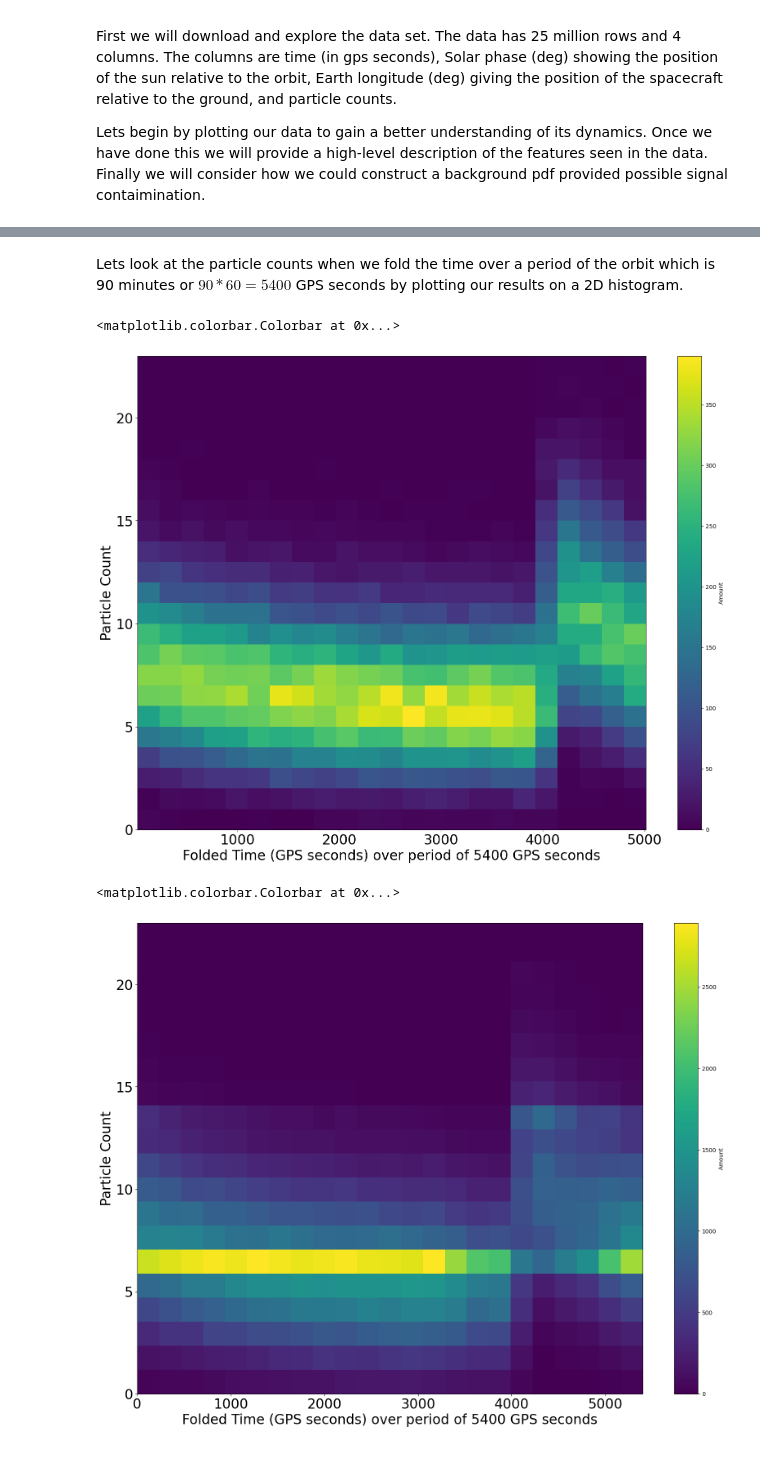
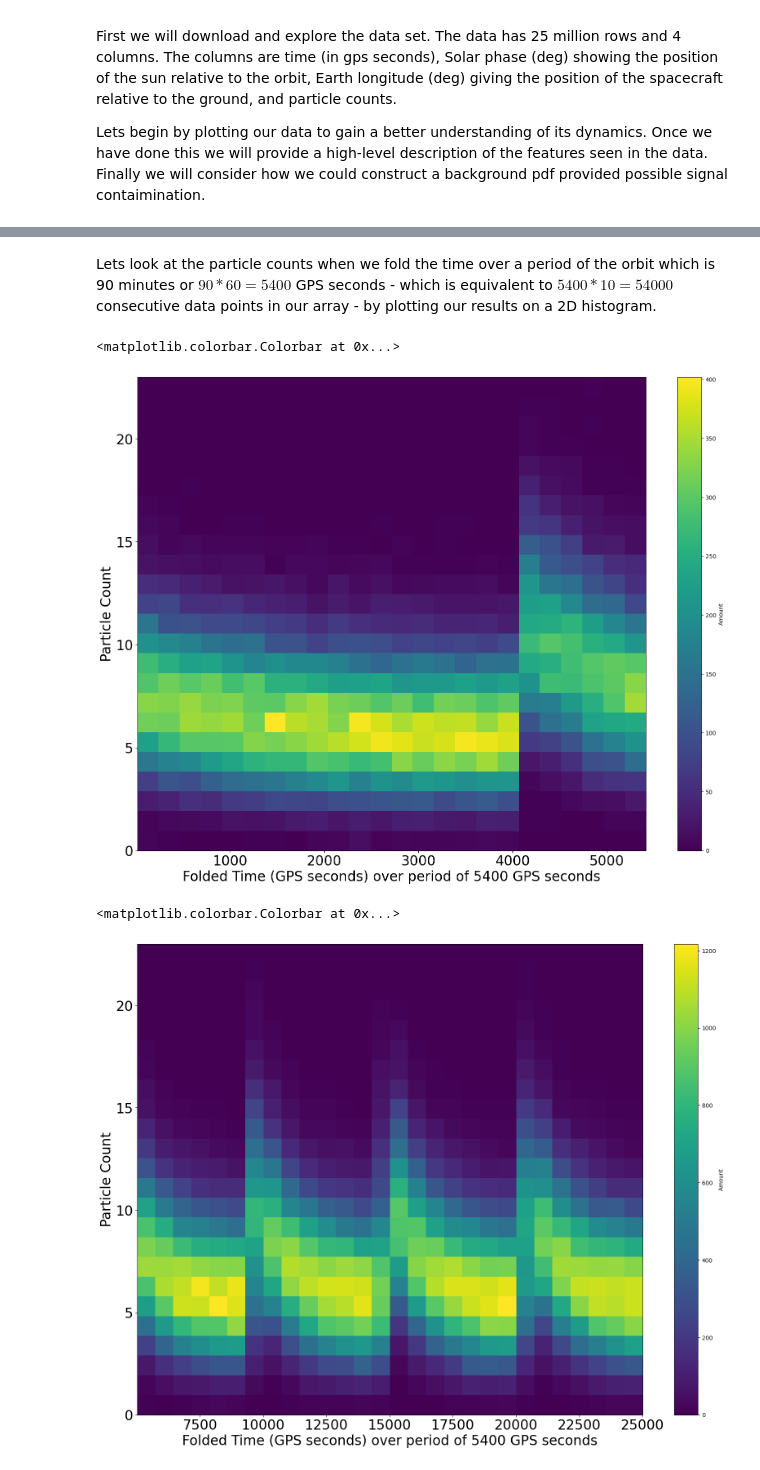
Before and after one commit to williamdolsen/phys434-21au, a Jupyter notebook: labs/lab4/lab4.ipynb, the cells around one changed output, grey strips where cells are left out. Drawn from its saved outputs; the diff is of its cells as text; code cells hidden in the pictures.

```diff
--- a/labs/lab4/lab4.ipynb
+++ b/labs/lab4/lab4.ipynb
@@ -77,14 +77,14 @@ generate_scatter_plot(times_pc_2, particle_counts_2, 'Particle Counts')
 # %% [markdown]
-Lets look at the particle counts when we fold the time over a period of the orbit which is 90 minutes or $90*60=5400$ GPS seconds by plotting our results on a 2D histogram.
+Lets look at the particle counts when we fold the time over a period of the orbit which is 90 minutes or $90*60=5400$ GPS seconds - which is equivalent to $5400*10=54000$ consecutive data points in our array - by plotting our results on a 2D histogram.
 # %%
-orbit_period = 90*60
+orbit_period = 90*60*10
 times_folded = times % orbit_period
 
-times_folded_pc_3, particle_counts_3 = get_subset(times_folded, metadata, num_particles_idx, 0, 50000)
+times_folded_pc_3, particle_counts_3 = get_subset(times_folded, metadata, num_particles_idx, 0, orbit_period)
 
 fig, ax = plt.subplots(1, 1)
 
-hh = ax.hist2d(times_folded_pc_3, particle_counts_3, bins=23)
+hh = ax.hist2d(times_folded_pc_3, particle_counts_3, bins=24)
 plt.tick_params(labelsize=24)
 plt.ylim(0, 23)
 plt.xlabel('Folded Time (GPS seconds) over period of 5400 GPS seconds', fontsize=24)
@@ -93,20 +93,20 @@ plt.ylabel('Particle Count', fontsize=24)
 fig.colorbar(hh[3], ax=ax, label='Amount')
 # %% [output]
 <matplotlib.colorbar.Colorbar at 0x...>
-[figure, old version]
+[figure, new version]
 # %%
 times_folded_pc_4, particle_counts_4 = get_subset(times_folded, metadata, num_particles_idx, 50000, 200000)
 
 fig, ax = plt.subplots(1, 1)
 
-hh = ax.hist2d(times_folded_pc_4, particle_counts_4, bins=23)
+hh = ax.hist2d(times_folded_pc_4, particle_counts_4, bins=28)
 plt.tick_params(labelsize=24)
 plt.ylim(0, 23)
 plt.xlabel('Folded Time (GPS seconds) over period of 5400 GPS seconds', fontsize=24)
 plt.ylabel('Particle Count', fontsize=24)
 
 fig.colorbar(hh[3], ax=ax, label='Amount')
 # %% [output]
 <matplotlib.colorbar.Colorbar at 0x...>
-[figure, old version]
+[figure, new version]
 # %% [markdown]
```
Also changed, not shown: parts of 14 cells of this notebook.
